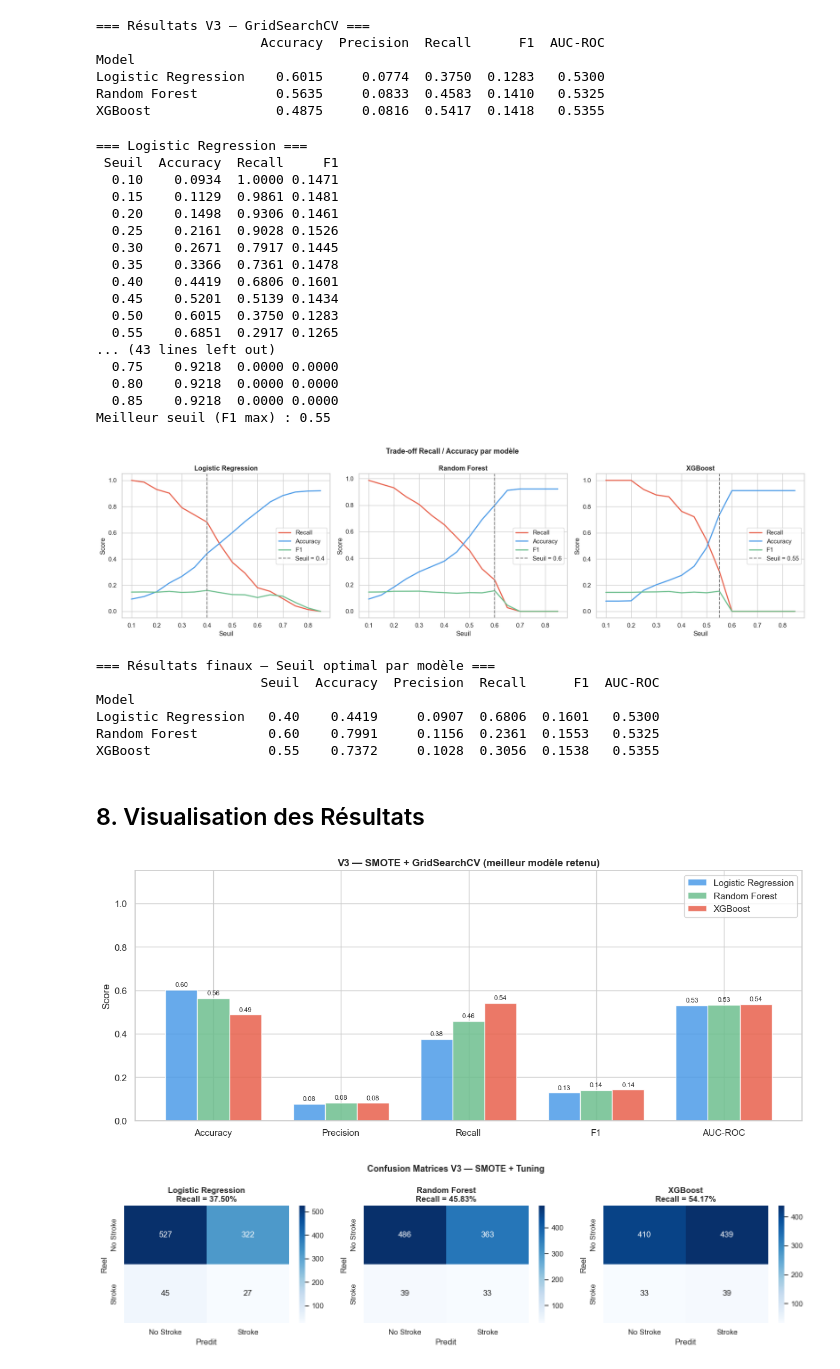
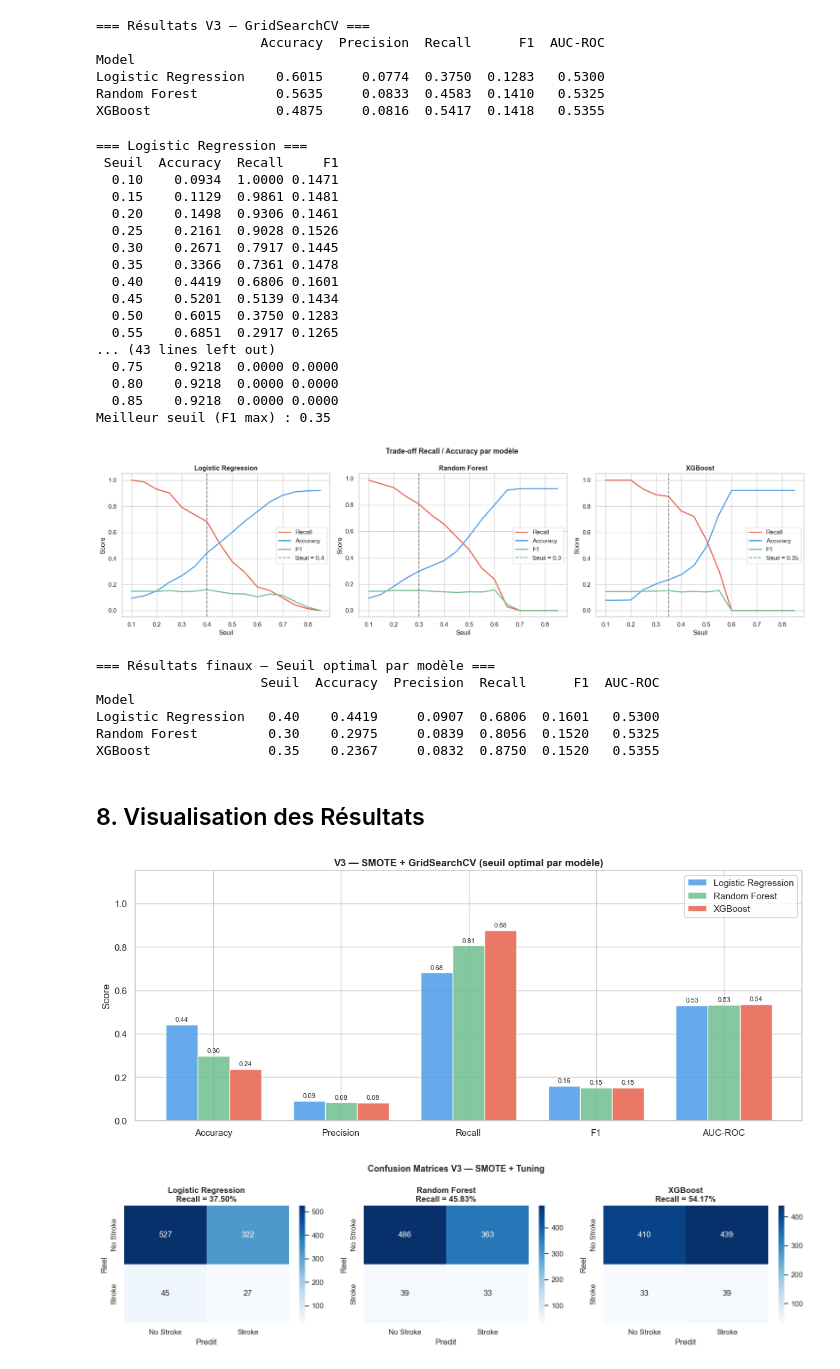
Before and after one commit to mohamedkhalilkhelifi20/Projet_ML_AVC, a Jupyter notebook: notebook_v3/3_modeling_v3.ipynb, the cells around one changed output. Drawn from its saved outputs; the diff is of its cells as text; code cells hidden in the pictures.

```diff
--- a/notebook_v3/3_modeling_v3.ipynb
+++ b/notebook_v3/3_modeling_v3.ipynb
@@ -344,7 +348,11 @@ for i, (name, model) in enumerate(best_models_final.items()):
     thresh_df = pd.DataFrame(results_thresh)
 
     # Meilleur seuil selon F1
-    best_thresh = thresh_df.loc[thresh_df['F1'].idxmax(), 'Seuil']
+    candidates = thresh_df[(thresh_df['Recall'] >= 0.60) & (thresh_df['Seuil'] >= 0.10)]
+    if candidates.empty:
+        # fallback : seuil le plus bas ≥ 0.10 qui maximise le recall
+        candidates = thresh_df[thresh_df['Seuil'] >= 0.10]
+    best_thresh = candidates.loc[candidates['F1'].idxmax(), 'Seuil']
     best_thresholds[name] = best_thresh
 
     print(f'\n=== {name} ===')
@@ -381,8 +389,8 @@ plt.show()
   0.75    0.9218  0.0000 0.0000
   0.80    0.9218  0.0000 0.0000
   0.85    0.9218  0.0000 0.0000
-Meilleur seuil (F1 max) : 0.55
+Meilleur seuil (F1 max) : 0.35
-[figure, old version]
+[figure, new version]
 # %%
 results_final = []
 
@@ -409,36 +417,36 @@ print(results_final_df.to_string())
                      Seuil  Accuracy  Precision  Recall      F1  AUC-ROC
 Model
 Logistic Regression   0.40    0.4419     0.0907  0.6806  0.1601   0.5300
-Random Forest         0.60    0.7991     0.1156  0.2361  0.1553   0.5325
-XGBoost               0.55    0.7372     0.1028  0.3056  0.1538   0.5355
+Random Forest         0.30    0.2975     0.0839  0.8056  0.1520   0.5325
+XGBoost               0.35    0.2367     0.0832  0.8750  0.1520   0.5355
 # %% [markdown]
 ## 8. Visualisation des Résultats
 # %%
 # Barplot comparatif
 metrics_cols = ['Accuracy', 'Precision', 'Recall', 'F1', 'AUC-ROC']
 
 fig, ax = plt.subplots(figsize=(12, 5))
 x     = np.arange(len(metrics_cols))
 width = 0.25
 
-for i, (name, row) in enumerate(results_df.iterrows()):
+for i, (name, row) in enumerate(results_final_df.iterrows()):
     vals = [row[m] for m in metrics_cols]
     bars = ax.bar(x + i * width, vals, width, label=name,
                   color=colors[i], alpha=0.85, edgecolor='white')
     for bar, val in zip(bars, vals):
         ax.text(bar.get_x() + bar.get_width()/2, bar.get_height() + 0.01,
                 f'{val:.2f}', ha='center', va='bottom', fontsize=8)
 
 ax.set_xticks(x + width)
 ax.set_xticklabels(metrics_cols)
 ax.set_ylim(0, 1.15)
 ax.set_ylabel('Score')
-ax.set_title('V3 — SMOTE + GridSearchCV (meilleur modèle retenu)', fontsize=12, fontweight='bold')
+ax.set_title('V3 — SMOTE + GridSearchCV (seuil optimal par modèle)', fontsize=12, fontweight='bold')
 ax.legend()
 plt.tight_layout()
 plt.show()
 # %% [output]
-[figure, old version]
+[figure, new version]
 # %%
 # Confusion matrices
 fig, axes = plt.subplots(1, 3, figsize=(15, 4))
```
Also changed, not shown: parts of 5 cells of this notebook, 8 other files.
